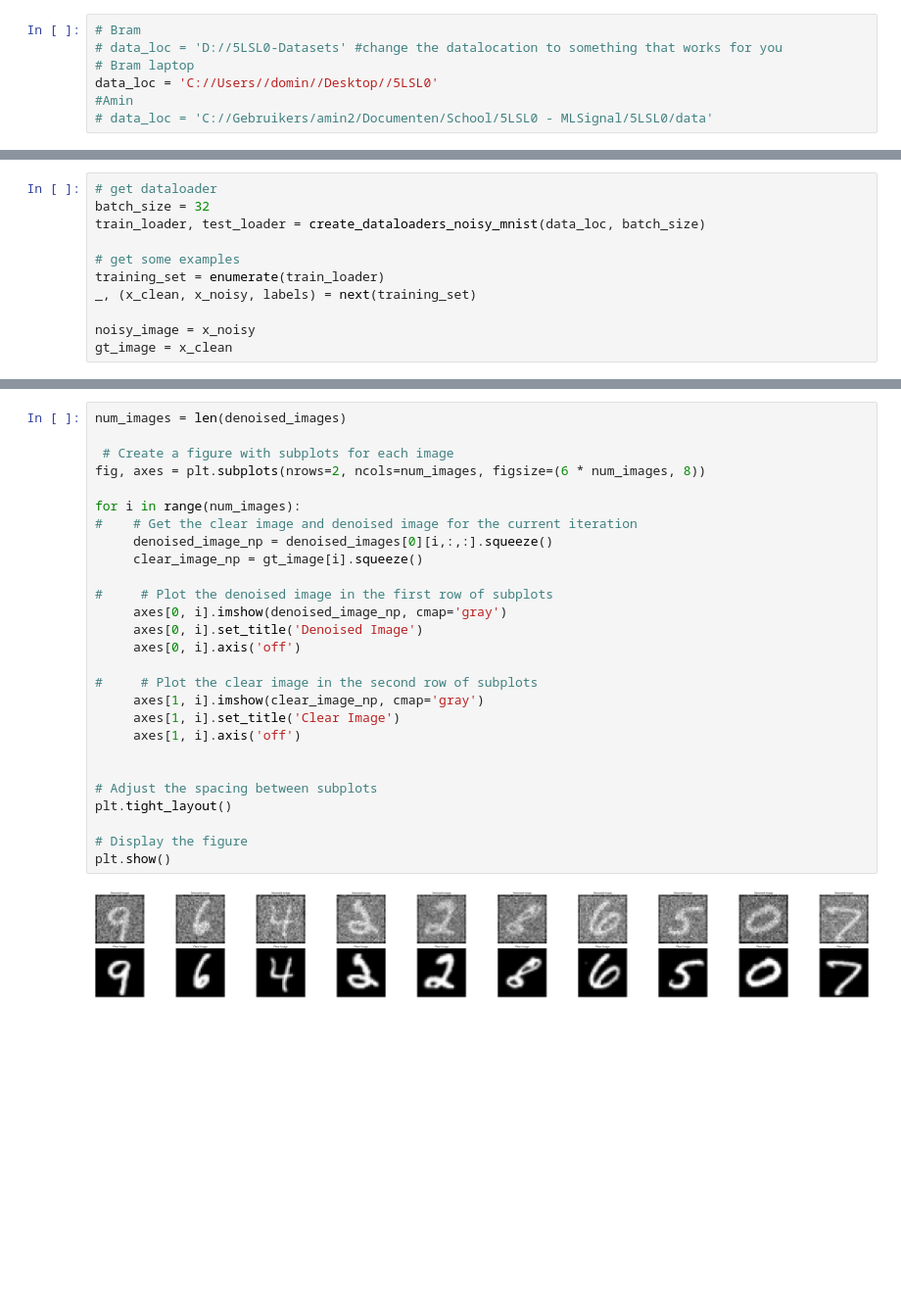
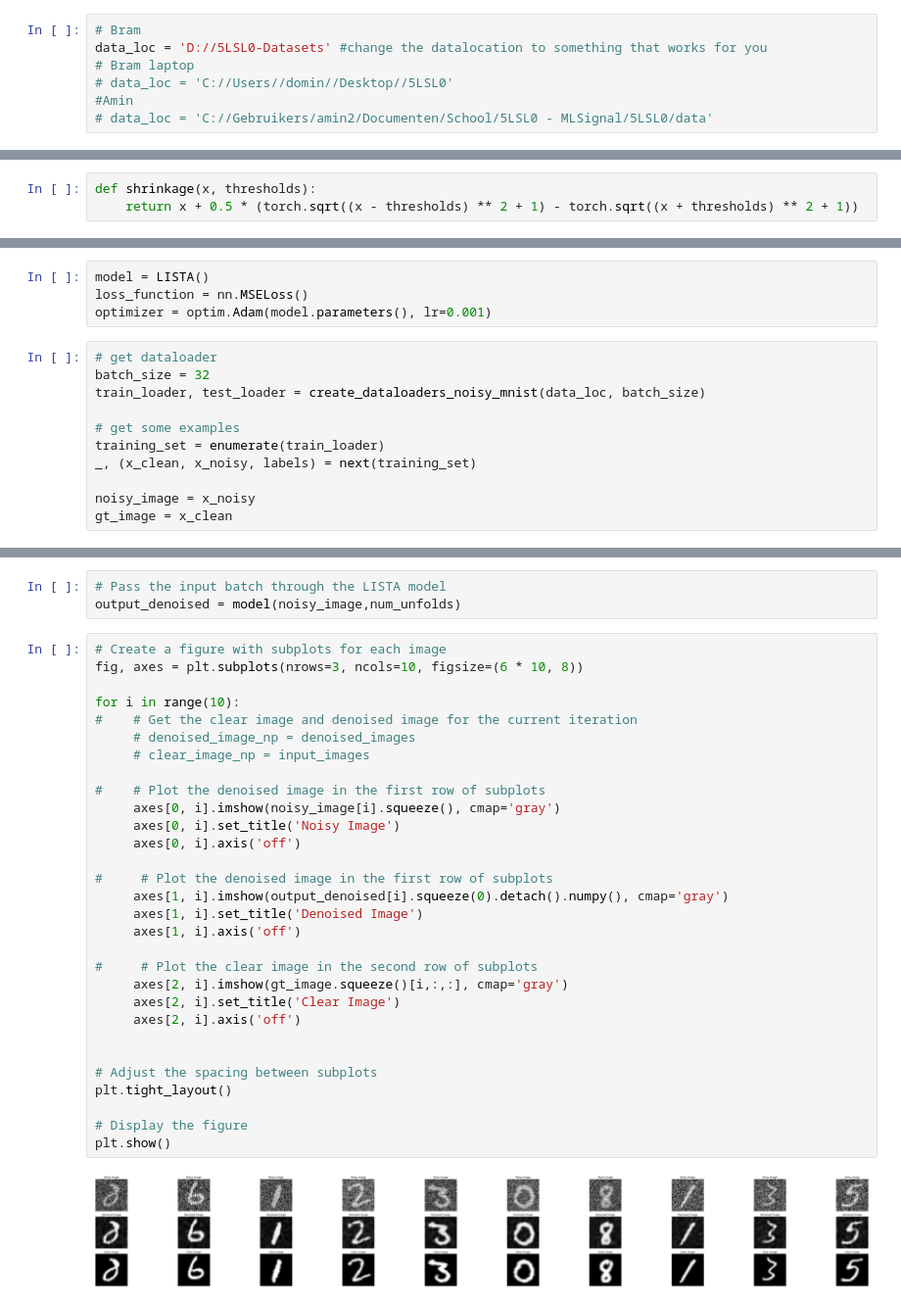
Before and after one commit to vanboven073/5LSL0, a Jupyter notebook: Week_1_LISTA.ipynb, the cells around one changed output, grey strips where cells are left out. Shown: that part at 98% size. Drawn from its saved outputs; the diff is of its cells as text; blank space fills up the shorter version.

Commit message:
Finished LISTA algo

```diff
--- a/Week_1_LISTA.ipynb
+++ b/Week_1_LISTA.ipynb
@@ -15,8 +16,8 @@ from PIL import Image
 # %%
 # Bram
-# data_loc = 'D://5LSL0-Datasets' #change the datalocation to something that works for you
+data_loc = 'D://5LSL0-Datasets' #change the datalocation to something that works for you
 # Bram laptop
-data_loc = 'C://Users//domin//Desktop//5LSL0'
+# data_loc = 'C://Users//domin//Desktop//5LSL0'
 #Amin
 # data_loc = 'C://Gebruikers/amin2/Documenten/School/5LSL0 - MLSignal/5LSL0/data'
 # %%
@@ -230,0 +35,3 @@ num_epochs = 10
+# %%
+def shrinkage(x, thresholds):
+    return x + 0.5 * (torch.sqrt((x - thresholds) ** 2 + 1) - torch.sqrt((x + thresholds) ** 2 + 1))
@@ -231,3 +55,7 @@ num_epochs = 10
+# %%
+model = LISTA()
+loss_function = nn.MSELoss()
+optimizer = optim.Adam(model.parameters(), lr=0.001)
 # %%
 # get dataloader
 batch_size = 32
@@ -265,29 +108,35 @@ torch.Size([32, 32])
+# %%
+# Pass the input batch through the LISTA model
+output_denoised = model(noisy_image,num_unfolds)
 # %%
-num_images = len(denoised_images)
+# Create a figure with subplots for each image
+fig, axes = plt.subplots(nrows=3, ncols=10, figsize=(6 * 10, 8))
 
- # Create a figure with subplots for each image
-fig, axes = plt.subplots(nrows=2, ncols=num_images, figsize=(6 * num_images, 8))
+for i in range(10):
+#    # Get the clear image and denoised image for the current iteration
+     # denoised_image_np = denoised_images
+     # clear_image_np = input_images
 
-for i in range(num_images):
-#    # Get the clear image and denoised image for the current iteration
-     denoised_image_np = denoised_images[0][i,:,:].squeeze()
-     clear_image_np = gt_image[i].squeeze()
+#    # Plot the denoised image in the first row of subplots
+     axes[0, i].imshow(noisy_image[i].squeeze(), cmap='gray')
+     axes[0, i].set_title('Noisy Image')
+     axes[0, i].axis('off')
 
 #     # Plot the denoised image in the first row of subplots
-     axes[0, i].imshow(denoised_image_np, cmap='gray')
-     axes[0, i].set_title('Denoised Image')
-     axes[0, i].axis('off')
+     axes[1, i].imshow(output_denoised[i].squeeze(0).detach().numpy(), cmap='gray')
+     axes[1, i].set_title('Denoised Image')
+     axes[1, i].axis('off')
 
 #     # Plot the clear image in the second row of subplots
-     axes[1, i].imshow(clear_image_np, cmap='gray')
-     axes[1, i].set_title('Clear Image')
-     axes[1, i].axis('off')
+     axes[2, i].imshow(gt_image.squeeze()[i,:,:], cmap='gray')
+     axes[2, i].set_title('Clear Image')
+     axes[2, i].axis('off')
 
 
 # Adjust the spacing between subplots
 plt.tight_layout()
 
 # Display the figure
 plt.show()
 # %% [output]
-[figure, old version]
+[figure, new version]
```
Also changed, not shown: parts of 11 cells of this notebook.
